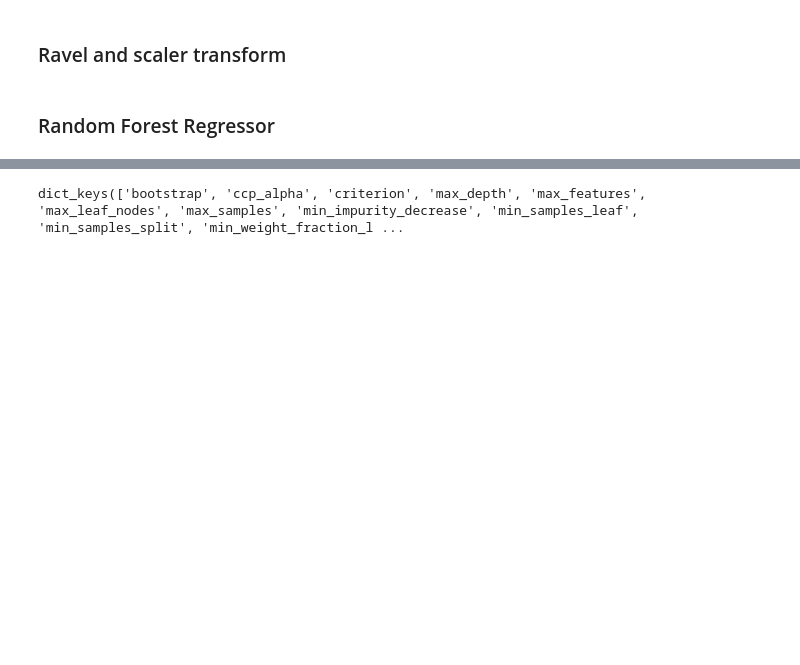
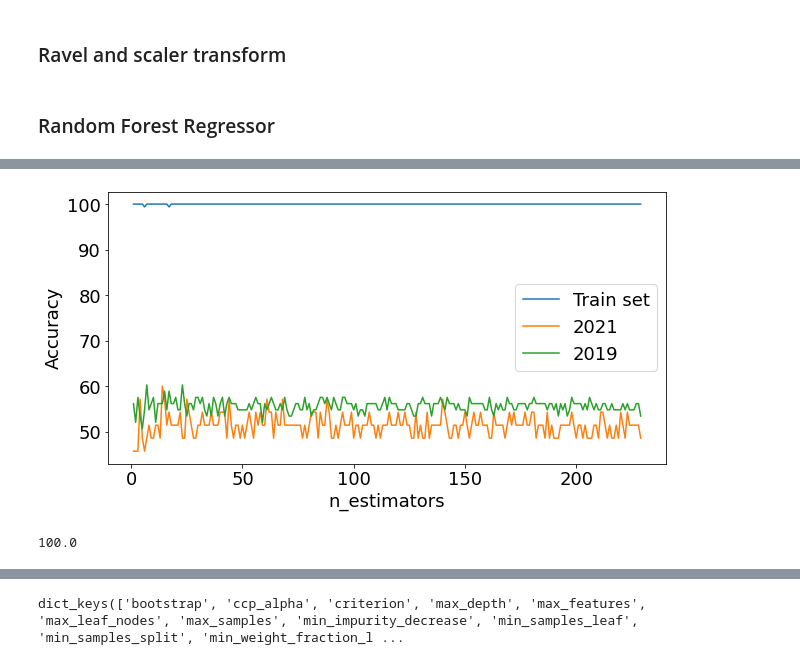
Before and after one commit to UtkarshAIITB/IPL-Data-Analysis, a Jupyter notebook: ML_models.ipynb, the cells around one changed output, grey strips where cells are left out. Drawn from its saved outputs; the diff is of its cells as text; code cells hidden in the pictures; blank space fills up the shorter version.

Commit message:
rf_plot

```diff
--- a/ML_models.ipynb
+++ b/ML_models.ipynb
@@ -510,7 +511,7 @@ xs = sc.fit_transform(xs)
 ### Random Forest Regressor
 # %%
 %%time
-rf = RandomForestRegressor(n_estimators = 5000, max_depth = 15)
+rf = RandomForestRegressor()
 rf.fit(xnewt, y1train)
 y_pred = rf.predict(tnewt)
 print('Accuracy: ' + str(custom_accuracy(y1test, y_pred, 12)))
@@ -536,0 +538,20 @@ R2 score: 0.7830021921848325 MSE: 241.65832440062118
+# %%
+%%time
+train = pd.DataFrame(columns = ['n_estimators', 'Accuracy'])
+cv_2019 = pd.DataFrame(columns = ['n_estimators', 'Accuracy'])
+test_2021 = pd.DataFrame(columns = ['n_estimators', 'Accuracy'])
+
+
+for i in range(1,230):
+  print(i)
+  rf = RandomForestRegressor(n_estimators = i)
+  rf.fit(xnewt, y1train)
+  y_pred = rf.predict(tnewt)       # cv = 2019
+  accuracy, df_pred, mean_sq_err, r2score = new_strat(y_pred, y1test)
+  cv_2019.loc[i-1] = [i] + [accuracy]
+  y_pred = rf.predict(setst)       #test set = 2021
+  accuracy, df_pred, mean_sq_err, r2score = new_strat(y_pred, yt1)
+  test_2021.loc[i-1] = [i] + [accuracy]
+  y_pred = rf.predict(xnewt)
+  accuracy, df_pred, mean_sq_err, r2score = new_strat(y_pred, y1train)
+  train.loc[i-1] = [i] + [accuracy]
@@ -537,3 +603,24 @@ R2 score: 0.7830021921848325 MSE: 241.65832440062118
+# %%
+plt.figure(figsize=(10,5))
+plt.rcParams.update({'font.size': 18})
+plt.plot(train['n_estimators'], train['Accuracy'])
+plt.plot(train['n_estimators'], test_2021['Accuracy'])
+plt.plot(train['n_estimators'], cv_2019['Accuracy'])
+plt.xlabel('n_estimators')
+plt.ylabel('Accuracy')
+plt.legend( [ 'Train set' ,'2021', '2019'])
+plt.savefig('/content/drive/MyDrive/Colab Notebooks/IPL Score_Analysis/Plots/rf_overfit.png')
+plt.show()
+# %% [output]
+[figure, added]
+# %%
+rf = RandomForestRegressor(n_estimators = 5000)
+rf.fit(xnewt, y1train)
+y_pred = rf.predict(xnewt)
+accuracy, df_pred, mean_sq_err, r2score = new_strat(y_pred, y1train)
+print(accuracy)
+# %% [output]
+100.0
 # %%
 # cv without D/L. eliminator
 rf.fit(xft, y1train)
```
Also changed, not shown: parts of 31 cells of this notebook.
